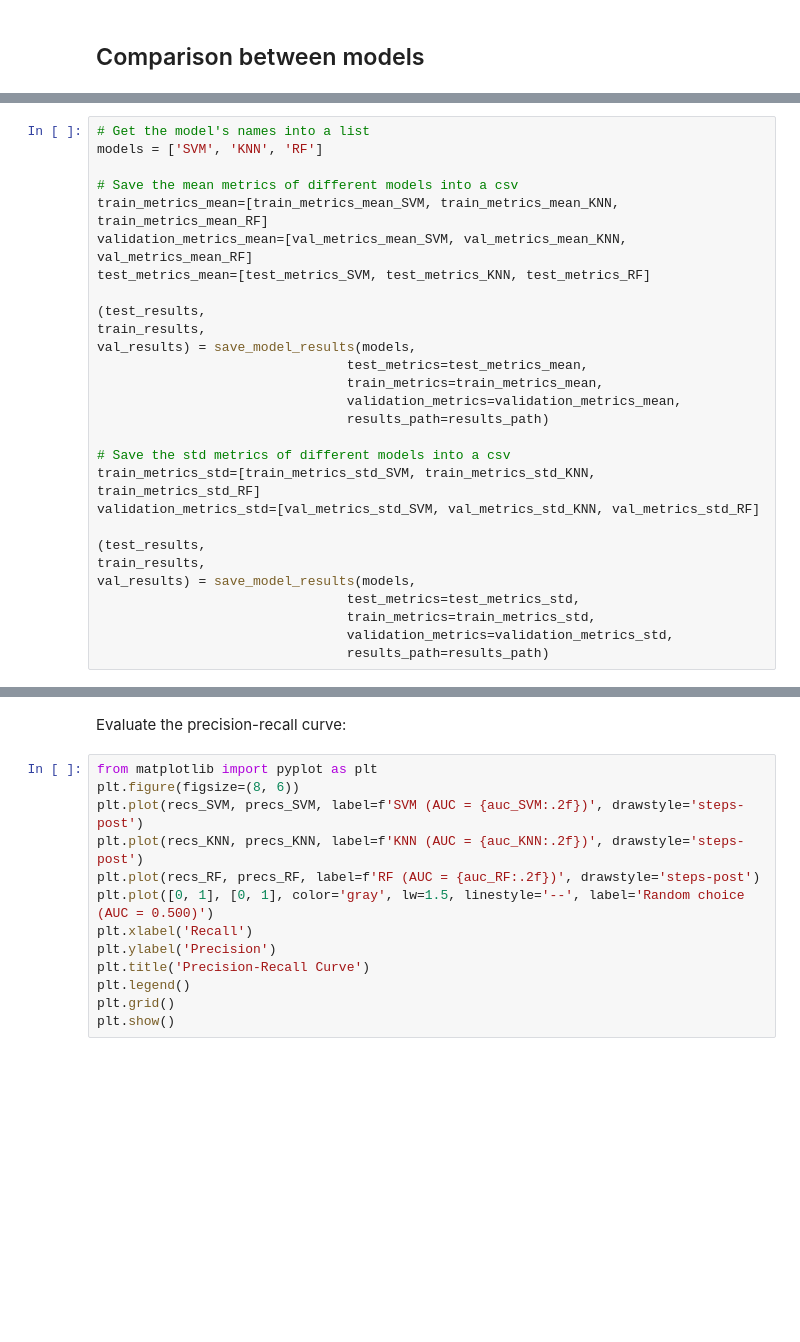
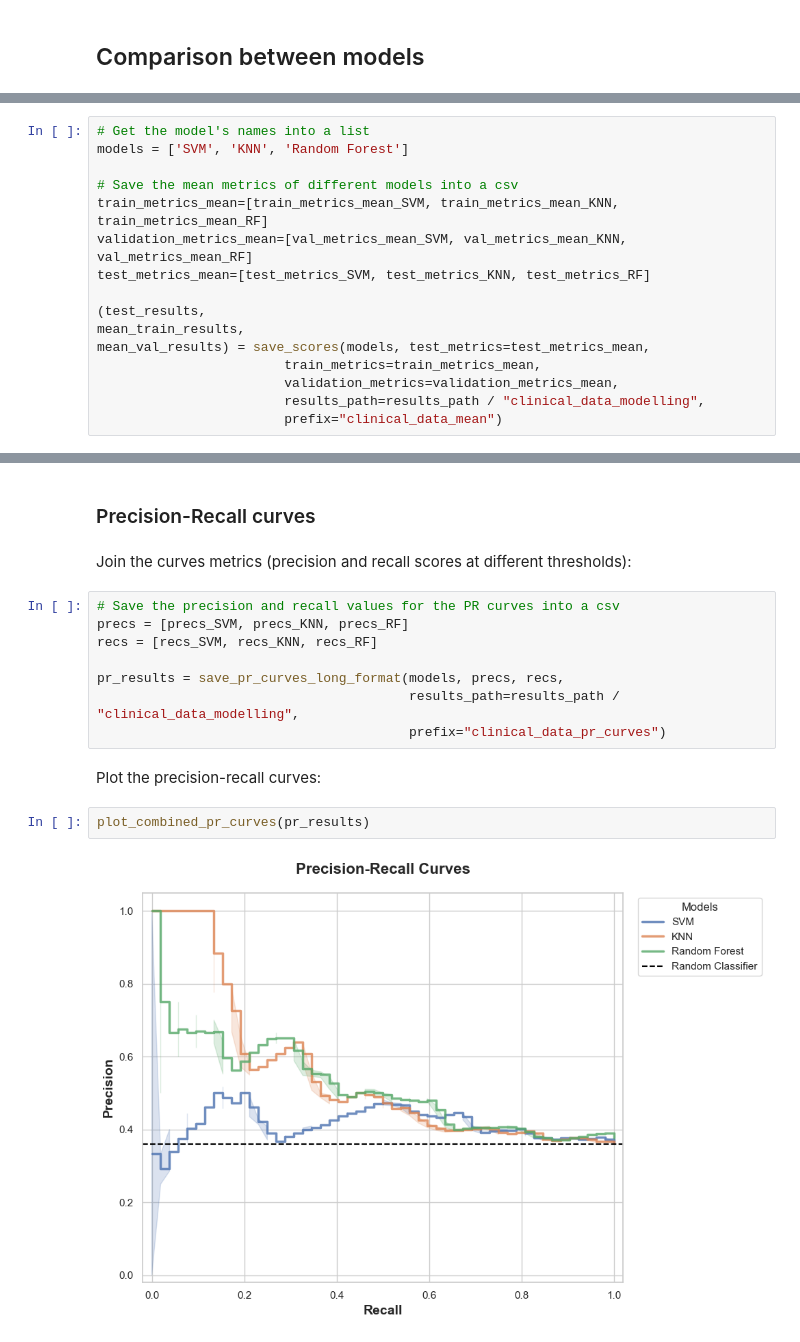
Before and after one commit to MiguelGomGar/TFM, a Jupyter notebook: notebooks/models_testing.ipynb, the cells around one changed output, grey strips where cells are left out. Saved outputs shown, nothing was run; the diff lists cells and outputs as text; blank space fills up the shorter version.

```diff
--- a/notebooks/models_testing.ipynb
+++ b/notebooks/models_testing.ipynb
@@ -270,6 +335,6 @@ Join the results into a data frame where each column is a different metric and e
 # %%
 # Get the model's names into a list
-models = ['SVM', 'KNN', 'RF']
+models = ['SVM', 'KNN', 'Random Forest']
 
 # Save the mean metrics of different models into a csv
 train_metrics_mean=[train_metrics_mean_SVM, train_metrics_mean_KNN, train_metrics_mean_RF]
@@ -277,21 +342,9 @@ validation_metrics_mean=[val_metrics_mean_SVM, val_metrics_mean_KNN, val_metrics
 test_metrics_mean=[test_metrics_SVM, test_metrics_KNN, test_metrics_RF]
 
 (test_results,
-train_results,
-val_results) = save_model_results(models,
-                                test_metrics=test_metrics_mean,
-                                train_metrics=train_metrics_mean,
-                                validation_metrics=validation_metrics_mean,
-                                results_path=results_path)
-
-# Save the std metrics of different models into a csv
-train_metrics_std=[train_metrics_std_SVM, train_metrics_std_KNN, train_metrics_std_RF]
-validation_metrics_std=[val_metrics_std_SVM, val_metrics_std_KNN, val_metrics_std_RF]
-
-(test_results,
-train_results,
-val_results) = save_model_results(models,
-                                test_metrics=test_metrics_std,
-                                train_metrics=train_metrics_std,
-                                validation_metrics=validation_metrics_std,
-                                results_path=results_path)
+mean_train_results,
+mean_val_results) = save_scores(models, test_metrics=test_metrics_mean,
+                        train_metrics=train_metrics_mean,
+                        validation_metrics=validation_metrics_mean,
+                        results_path=results_path / "clinical_data_modelling",
+                        prefix="clinical_data_mean")
@@ -298,15 +378,18 @@ val_results) = save_model_results(models,
+# %% [markdown]
+### Precision-Recall curves
 # %% [markdown]
-Evaluate the precision-recall curve:
+Join the curves metrics (precision and recall scores at different thresholds):
-# %%
-from matplotlib import pyplot as plt
-plt.figure(figsize=(8, 6))
-plt.plot(recs_SVM, precs_SVM, label=f'SVM (AUC = {auc_SVM:.2f})', drawstyle='steps-post')
-plt.plot(recs_KNN, precs_KNN, label=f'KNN (AUC = {auc_KNN:.2f})', drawstyle='steps-post')
-plt.plot(recs_RF, precs_RF, label=f'RF (AUC = {auc_RF:.2f})', drawstyle='steps-post')
-plt.plot([0, 1], [0, 1], color='gray', lw=1.5, linestyle='--', label='Random choice (AUC = 0.500)')
-plt.xlabel('Recall')
-plt.ylabel('Precision')
-plt.title('Precision-Recall Curve')
-plt.legend()
-plt.grid()
-plt.show()
+# %%
+# Save the precision and recall values for the PR curves into a csv
+precs = [precs_SVM, precs_KNN, precs_RF]
+recs = [recs_SVM, recs_KNN, recs_RF]
+
+pr_results = save_pr_curves_long_format(models, precs, recs,
+                                        results_path=results_path / "clinical_data_modelling",
+                                        prefix="clinical_data_pr_curves")
+# %% [markdown]
+Plot the precision-recall curves:
+# %%
+plot_combined_pr_curves(pr_results)
+# %% [output]
+[figure, added]
```
Also changed, not shown: parts of 19 cells of this notebook.
